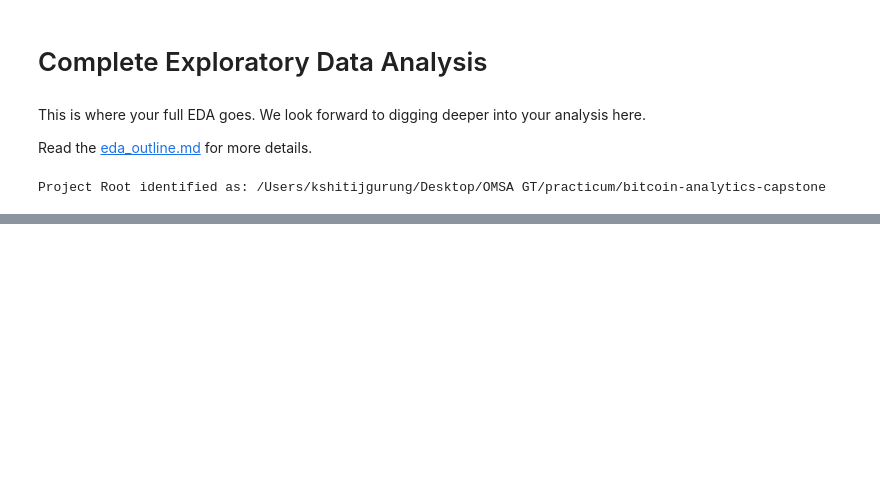
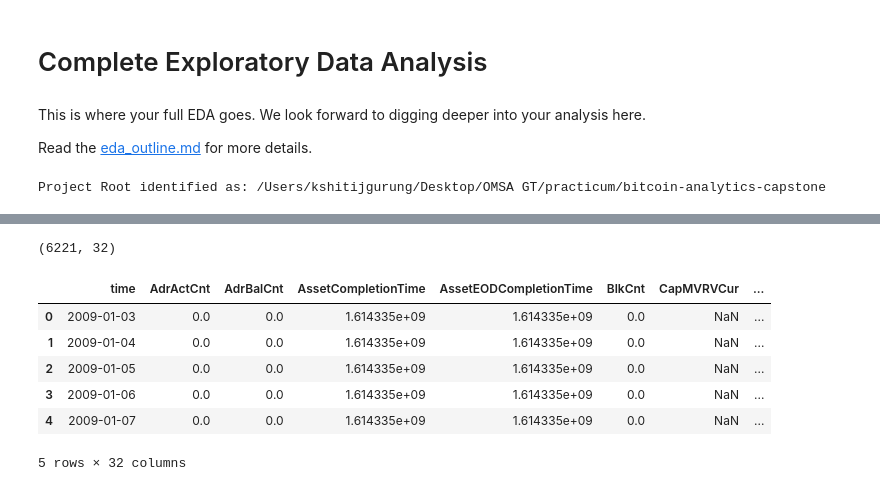
Before and after one commit to gurungkshitij/bitcoin-analytics-capstone, a Jupyter notebook: eda/EDA.ipynb, the cells around one changed output, grey strips where cells are left out. Drawn from its saved outputs; the diff is of its cells as text; code cells hidden in the pictures; blank space fills up the shorter version.

```diff
--- a/eda/EDA.ipynb
+++ b/eda/EDA.ipynb
@@ -227,0 +243,14 @@ def load_polymarket_data(datadir: Path) -> Optional[dict[str, pl.DataFrame]]:
+# %%
+coin_df = pd.read_csv('../data/Coin Metrics/coinmetrics_btc.csv')
+coin_df["time"] = pd.to_datetime(coin_df["time"])
+print(coin_df.shape)
+coin_df.head()
+# %% [output]
+(6221, 32)
+|  | time | AdrActCnt | AdrBalCnt | AssetCompletionTime | AssetEODCompletionTime | BlkCnt | CapMVRVCur | ... |
+| 0 | 2009-01-03 | 0.0 | 0.0 | 1.614335e+09 | 1.614335e+09 | 0.0 | NaN | ... |
+| 1 | 2009-01-04 | 0.0 | 0.0 | 1.614335e+09 | 1.614335e+09 | 0.0 | NaN | ... |
+| 2 | 2009-01-05 | 0.0 | 0.0 | 1.614335e+09 | 1.614335e+09 | 0.0 | NaN | ... |
+| 3 | 2009-01-06 | 0.0 | 0.0 | 1.614335e+09 | 1.614335e+09 | 0.0 | NaN | ... |
+| 4 | 2009-01-07 | 0.0 | 0.0 | 1.614335e+09 | 1.614335e+09 | 0.0 | NaN | ... |
+5 rows × 32 columns
```
Also changed, not shown: parts of 15 cells of this notebook.
